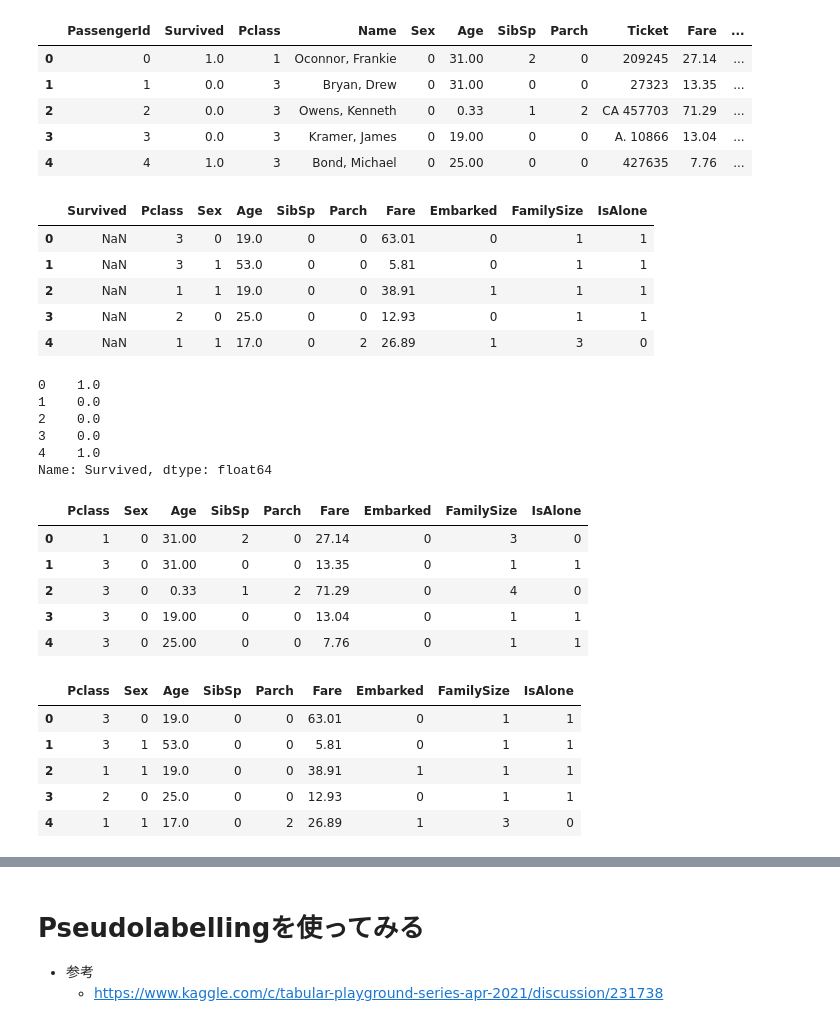
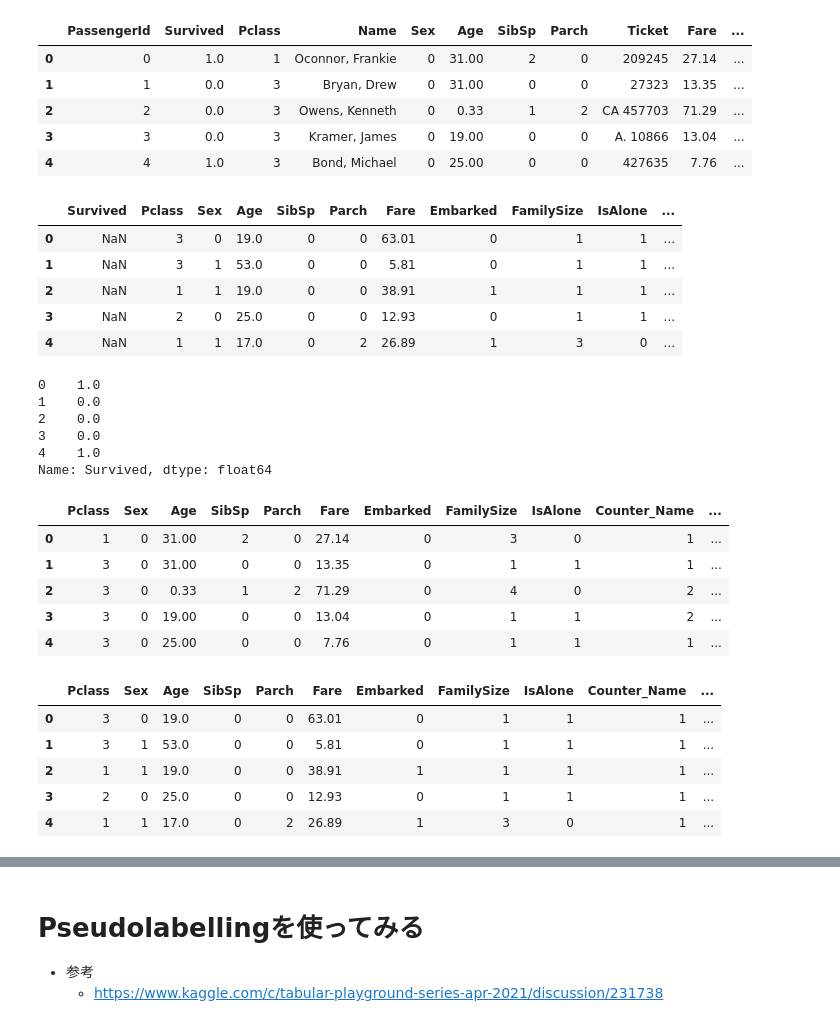
Before and after one commit to kitakou0313/titanic, a Jupyter notebook: tabular/predict.ipynb, the cells around one changed output, grey strips where cells are left out. Saved outputs shown, nothing was run; the diff lists cells and outputs as text; code cells hidden in the pictures.

Commit message:
Add count feature for count of fiasr and sur name

```diff
--- a/tabular/predict.ipynb
+++ b/tabular/predict.ipynb
@@ -37,6 +37,18 @@ data["Age"].fillna(data["Age"].median(), inplace=True)
 data["FamilySize"] = data["Parch"] + data["SibSp"] + 1
 data["IsAlone"] = 0
 data.loc[data["FamilySize"] == 1, "IsAlone"] = 1
+# %%
+data["FirstName"] = data.Name.map(
+    lambda x: str(x.split(",")[0])
+)
+data["SurName"] = data.Name.map(
+    lambda x: str(x.split(",")[1])
+)
+
+for col in ['Name', 'FirstName', 'SurName']:
+    data["Counter_"+col] = data[col].map(
+        data.groupby(col)["PassengerId"].count().to_dict()
+    )
 # %%
 data.head()
 # %% [output]
@@ -47,20 +59,20 @@ data.head()
 | 3 | 3 | 0.0 | 3 | Kramer, James | 0 | 19.00 | 0 | 0 | A. 10866 | 13.04 | ... |
 | 4 | 4 | 1.0 | 3 | Bond, Michael | 0 | 25.00 | 0 | 0 | 427635 | 7.76 | ... |
 # %%
-delete_columns = ['Name', 'PassengerId', 'Ticket', 'Cabin']
+delete_columns = ['Name', 'PassengerId', 'Ticket', 'Cabin','FirstName', 'SurName']
 data.drop(delete_columns, axis=1, inplace=True)
 
 train = data[:len(train)]
 test = data[len(train):]
 
 test.head()
 # %% [output]
-|  | Survived | Pclass | Sex | Age | SibSp | Parch | Fare | Embarked | FamilySize | IsAlone |
-| 0 | NaN | 3 | 0 | 19.0 | 0 | 0 | 63.01 | 0 | 1 | 1 |
-| 1 | NaN | 3 | 1 | 53.0 | 0 | 0 | 5.81 | 0 | 1 | 1 |
-| 2 | NaN | 1 | 1 | 19.0 | 0 | 0 | 38.91 | 1 | 1 | 1 |
-| 3 | NaN | 2 | 0 | 25.0 | 0 | 0 | 12.93 | 0 | 1 | 1 |
-| 4 | NaN | 1 | 1 | 17.0 | 0 | 2 | 26.89 | 1 | 3 | 0 |
+|  | Survived | Pclass | Sex | Age | SibSp | Parch | Fare | Embarked | FamilySize | IsAlone | ... |
+| 0 | NaN | 3 | 0 | 19.0 | 0 | 0 | 63.01 | 0 | 1 | 1 | ... |
+| 1 | NaN | 3 | 1 | 53.0 | 0 | 0 | 5.81 | 0 | 1 | 1 | ... |
+| 2 | NaN | 1 | 1 | 19.0 | 0 | 0 | 38.91 | 1 | 1 | 1 | ... |
+| 3 | NaN | 2 | 0 | 25.0 | 0 | 0 | 12.93 | 0 | 1 | 1 | ... |
+| 4 | NaN | 1 | 1 | 17.0 | 0 | 2 | 26.89 | 1 | 3 | 0 | ... |
 # %%
 y_train = train["Survived"]
 X_train = train.drop("Survived", axis=1)
@@ -77,21 +89,21 @@ Name: Survived, dtype: float64
 # %%
 X_train.head()
 # %% [output]
-|  | Pclass | Sex | Age | SibSp | Parch | Fare | Embarked | FamilySize | IsAlone |
-| 0 | 1 | 0 | 31.00 | 2 | 0 | 27.14 | 0 | 3 | 0 |
-| 1 | 3 | 0 | 31.00 | 0 | 0 | 13.35 | 0 | 1 | 1 |
-| 2 | 3 | 0 | 0.33 | 1 | 2 | 71.29 | 0 | 4 | 0 |
-| 3 | 3 | 0 | 19.00 | 0 | 0 | 13.04 | 0 | 1 | 1 |
-| 4 | 3 | 0 | 25.00 | 0 | 0 | 7.76 | 0 | 1 | 1 |
+|  | Pclass | Sex | Age | SibSp | Parch | Fare | Embarked | FamilySize | IsAlone | Counter_Name | ... |
+| 0 | 1 | 0 | 31.00 | 2 | 0 | 27.14 | 0 | 3 | 0 | 1 | ... |
+| 1 | 3 | 0 | 31.00 | 0 | 0 | 13.35 | 0 | 1 | 1 | 1 | ... |
+| 2 | 3 | 0 | 0.33 | 1 | 2 | 71.29 | 0 | 4 | 0 | 2 | ... |
+| 3 | 3 | 0 | 19.00 | 0 | 0 | 13.04 | 0 | 1 | 1 | 2 | ... |
+| 4 | 3 | 0 | 25.00 | 0 | 0 | 7.76 | 0 | 1 | 1 | 1 | ... |
 # %%
 X_test.head()
 # %% [output]
-|  | Pclass | Sex | Age | SibSp | Parch | Fare | Embarked | FamilySize | IsAlone |
-| 0 | 3 | 0 | 19.0 | 0 | 0 | 63.01 | 0 | 1 | 1 |
-| 1 | 3 | 1 | 53.0 | 0 | 0 | 5.81 | 0 | 1 | 1 |
-| 2 | 1 | 1 | 19.0 | 0 | 0 | 38.91 | 1 | 1 | 1 |
-| 3 | 2 | 0 | 25.0 | 0 | 0 | 12.93 | 0 | 1 | 1 |
-| 4 | 1 | 1 | 17.0 | 0 | 2 | 26.89 | 1 | 3 | 0 |
+|  | Pclass | Sex | Age | SibSp | Parch | Fare | Embarked | FamilySize | IsAlone | Counter_Name | ... |
+| 0 | 3 | 0 | 19.0 | 0 | 0 | 63.01 | 0 | 1 | 1 | 1 | ... |
+| 1 | 3 | 1 | 53.0 | 0 | 0 | 5.81 | 0 | 1 | 1 | 1 | ... |
+| 2 | 1 | 1 | 19.0 | 0 | 0 | 38.91 | 1 | 1 | 1 | 1 | ... |
+| 3 | 2 | 0 | 25.0 | 0 | 0 | 12.93 | 0 | 1 | 1 | 1 | ... |
+| 4 | 1 | 1 | 17.0 | 0 | 2 | 26.89 | 1 | 3 | 0 | 1 | ... |
 # %%
 # lightLGM + skfold
 from sklearn.model_selection import StratifiedKFold
```
Also changed, not shown: parts of 10 cells of this notebook, 2 other files.
